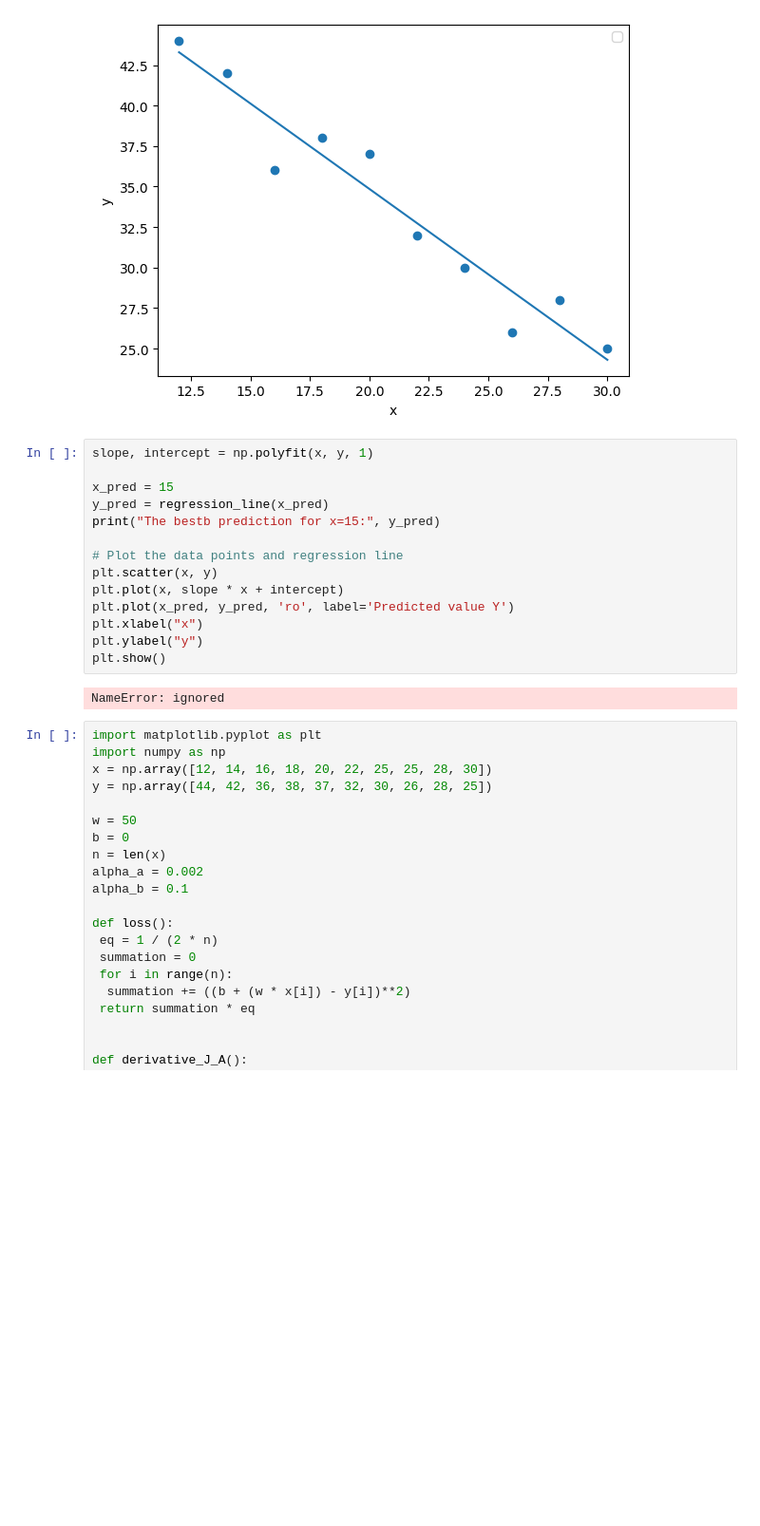
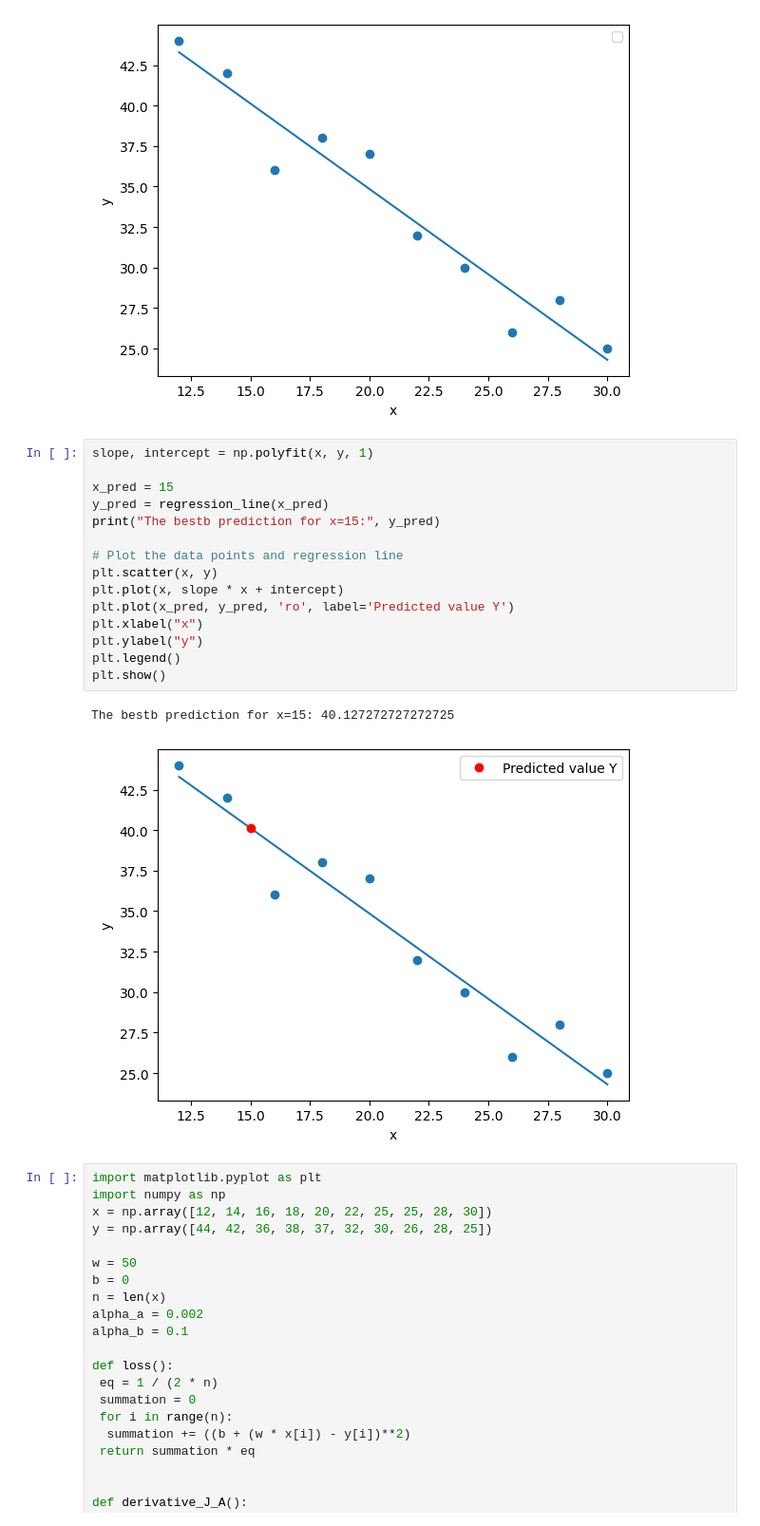
Before and after one commit to benku123/Machine_leraning_Concepts, a Jupyter notebook: HwSPecialTopics.ipynb, the cells around one changed output. Shown: that part at 95% size. Saved outputs shown, nothing was run; the diff lists cells and outputs as text; blank space fills up the shorter version.

```diff
--- a/HwSPecialTopics.ipynb
+++ b/HwSPecialTopics.ipynb
@@ -78,19 +78,21 @@ loss: 1.331
 # %%
 slope, intercept = np.polyfit(x, y, 1)
 
 x_pred = 15
 y_pred = regression_line(x_pred)
 print("The bestb prediction for x=15:", y_pred)
 
 # Plot the data points and regression line
 plt.scatter(x, y)
 plt.plot(x, slope * x + intercept)
 plt.plot(x_pred, y_pred, 'ro', label='Predicted value Y')
 plt.xlabel("x")
 plt.ylabel("y")
+plt.legend()
 plt.show()
 # %% [output]
-NameError: ignored
+The bestb prediction for x=15: 40.127272727272725
+[figure, added]
 # %%
 import matplotlib.pyplot as plt
 import numpy as np
```
